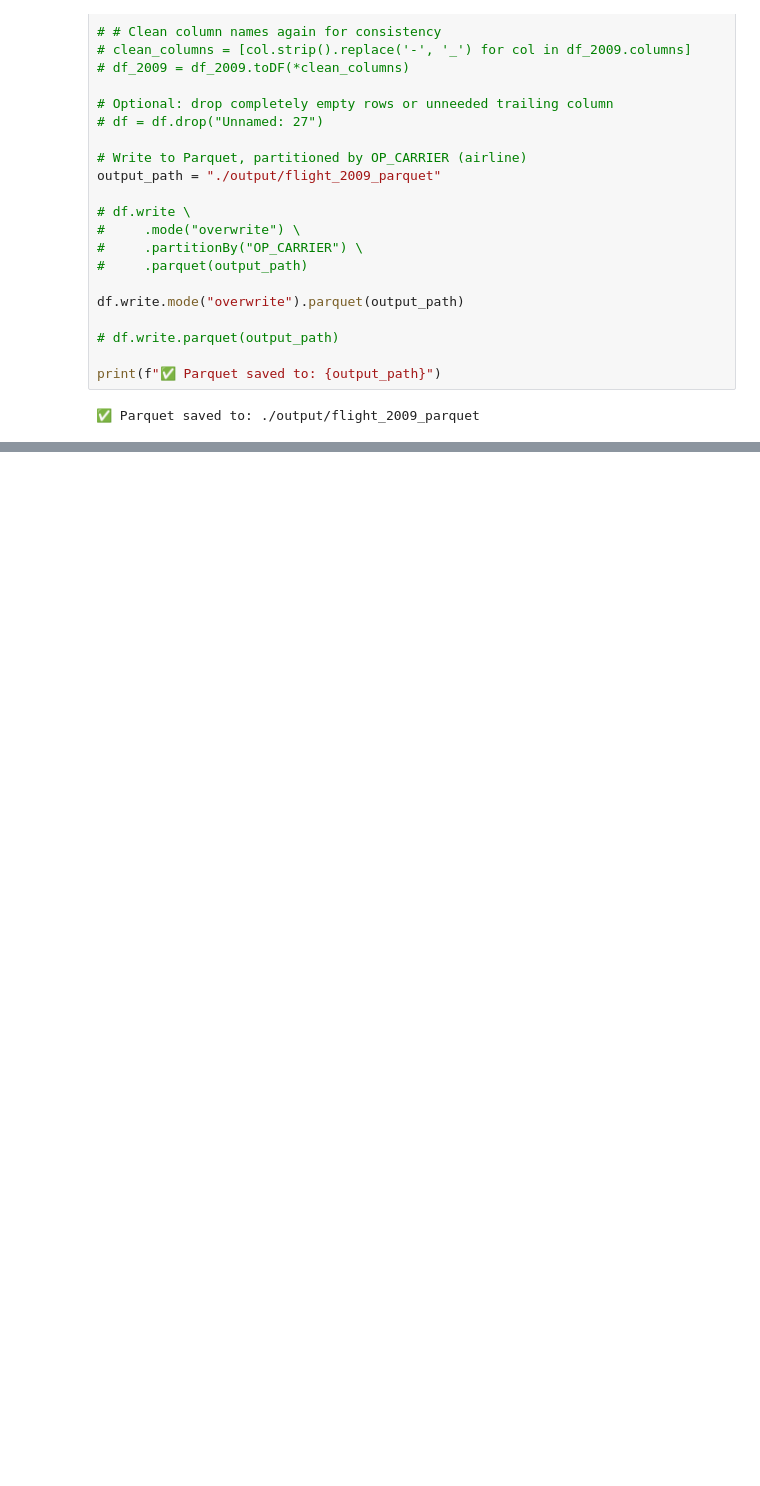
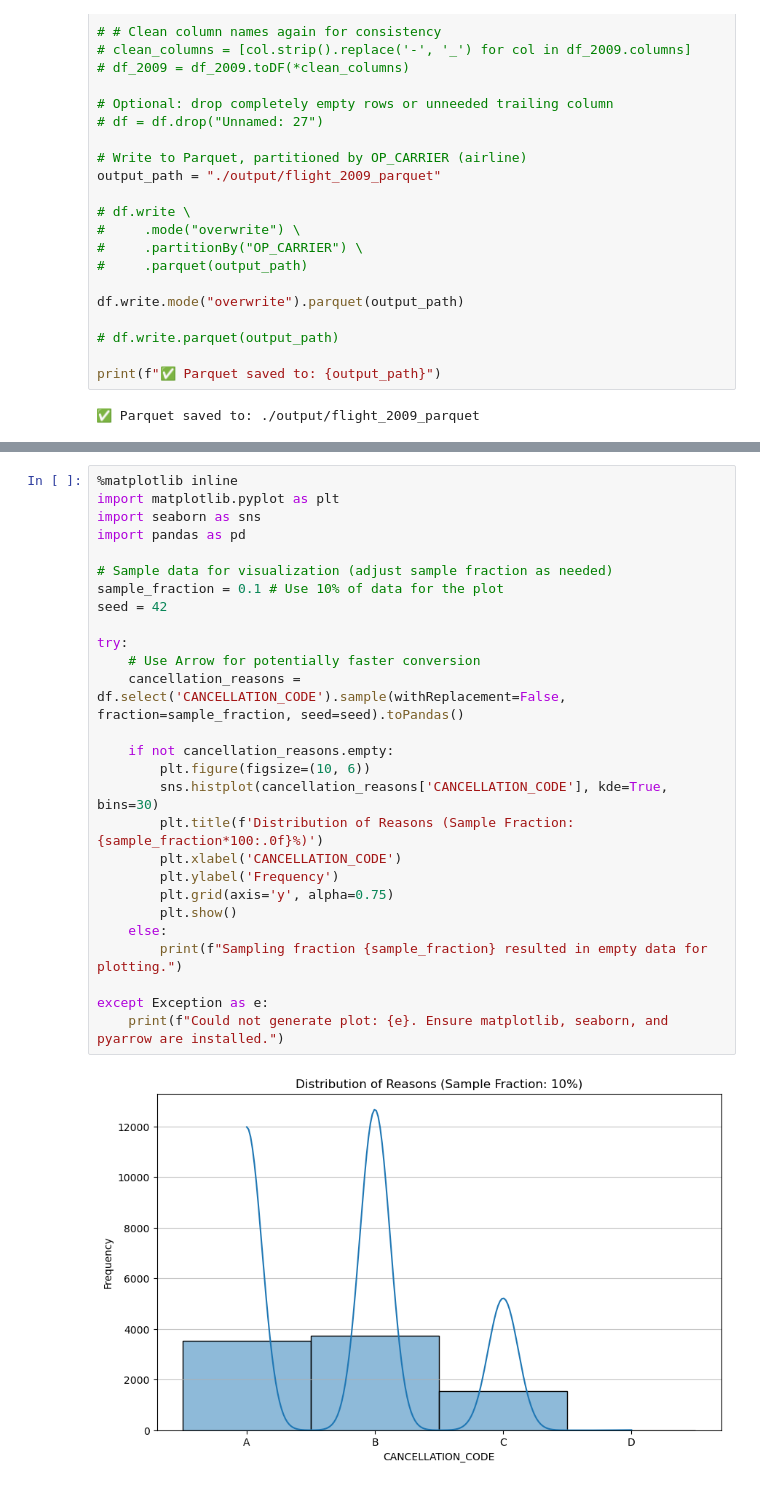
Before and after one commit to shailaja-mahara/bgm-project4, a Jupyter notebook: notebooks/project4.ipynb, the cells around one changed output, grey strips where cells are left out. Cells and saved outputs as stored; diff of their text form; blank space fills up the shorter version.

```diff
--- a/notebooks/project4.ipynb
+++ b/notebooks/project4.ipynb
@@ -174,0 +406,29 @@ print(f"✅ Parquet saved to: {output_path}")
+# %%
+%matplotlib inline
+import matplotlib.pyplot as plt
+import seaborn as sns
+import pandas as pd
+
+# Sample data for visualization (adjust sample fraction as needed)
+sample_fraction = 0.1 # Use 10% of data for the plot
+seed = 42
+
+try:
+    # Use Arrow for potentially faster conversion
+    cancellation_reasons = df.select('CANCELLATION_CODE').sample(withReplacement=False, fraction=sample_fraction, seed=seed).toPandas()
+
+    if not cancellation_reasons.empty:
+        plt.figure(figsize=(10, 6))
+        sns.histplot(cancellation_reasons['CANCELLATION_CODE'], kde=True, bins=30)
+        plt.title(f'Distribution of Reasons (Sample Fraction: {sample_fraction*100:.0f}%)')
+        plt.xlabel('CANCELLATION_CODE')
+        plt.ylabel('Frequency')
+        plt.grid(axis='y', alpha=0.75)
+        plt.show()
+    else:
+        print(f"Sampling fraction {sample_fraction} resulted in empty data for plotting.")
+
+except Exception as e:
+    print(f"Could not generate plot: {e}. Ensure matplotlib, seaborn, and pyarrow are installed.")
+# %% [output]
+[figure, added]
```
Also changed, not shown: parts of 13 cells of this notebook, 2 other files.
